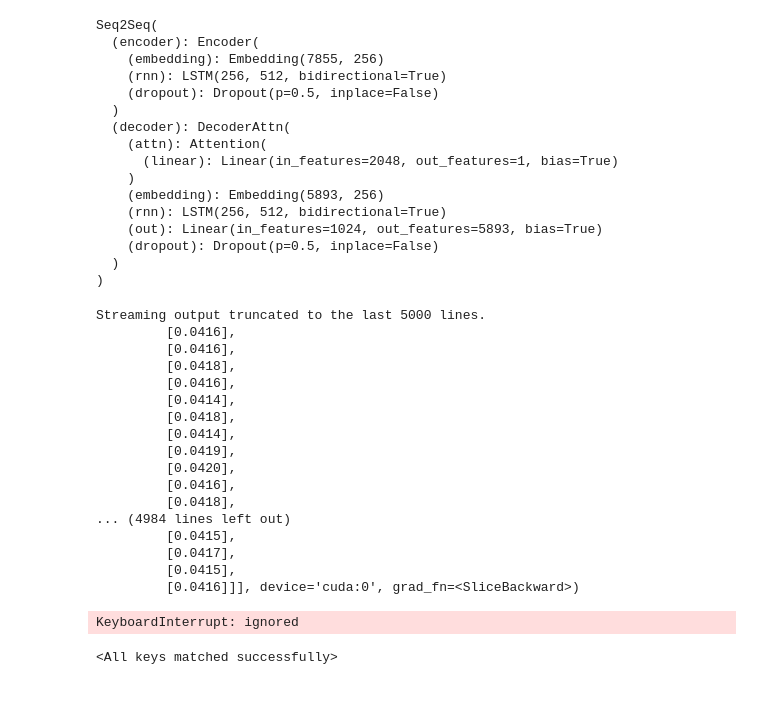
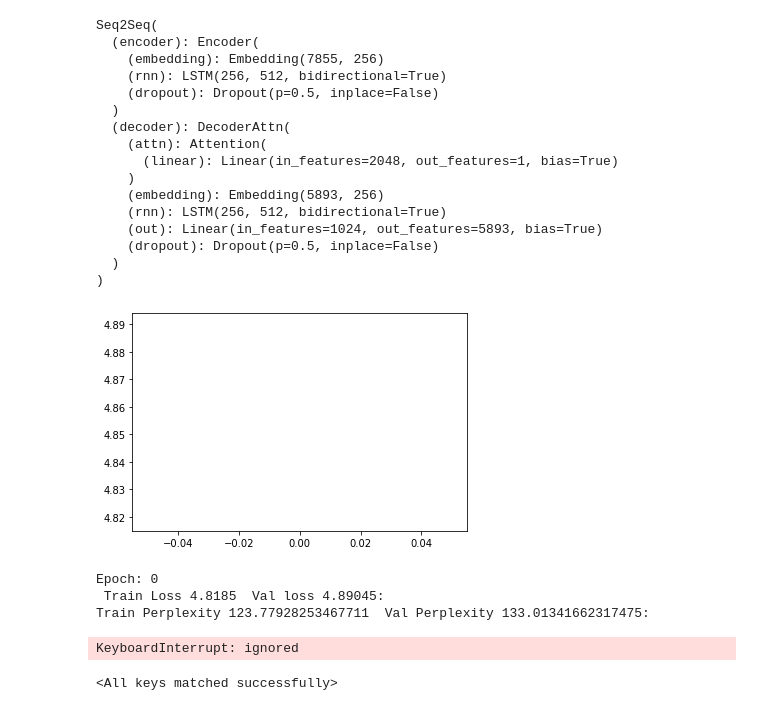
Before and after one commit to alexvishnevskiy/Seq2Seq, a Jupyter notebook: [homework]seq2seq_and_attn.ipynb, the cells around one changed output. Cells and saved outputs as stored; diff of their text form; code cells hidden in the pictures.

```diff
--- a/[homework]seq2seq_and_attn.ipynb
+++ b/[homework]seq2seq_and_attn.ipynb
@@ -484,53 +450,40 @@ CLIP = 1
 # TODO
 optimizer = optim.Adam(model.parameters(), weight_decay = 1e-4)
 criterion = nn.CrossEntropyLoss(ignore_index = PAD_IDX)
-scheduler = optim.lr_scheduler.StepLR(optimizer, 5, gamma=0.5)
+scheduler = optim.lr_scheduler.StepLR(optimizer, 3, gamma=0.5)
 
 best_valid_loss = float('inf')
 history_val = []
 history_train = []
 
 for epoch in range(max_epochs):
 
 
     train_loss = round(train(model, train_iterator, optimizer, criterion, CLIP), 5)
     valid_loss = round(evaluate(model, valid_iterator, criterion),5)
     history_val.append(valid_loss)
     history_train.append(train_loss)
 
     if valid_loss < best_valid_loss:
         best_valid_loss = valid_loss
         torch.save(model.state_dict(), 'model.pt')
 
     scheduler.step()
 
     clear_output(True)
     plt.plot(history_train, label = 'train_loss')
     plt.plot(history_val, label = 'valid_loss')
     """plt.savefig('image.jpg')
     !telegram-send --image image.jpg """
     plt.show()
 
     print('Epoch: {} \n Train Loss {}  Val loss {}:'.format(epoch, train_loss, valid_loss))
     print('Train Perplexity {}  Val Perplexity {}:'.format(np.exp(train_loss), np.exp(valid_loss)))
 #!telegram-send 'done'
 # %% [output]
+[figure, added]
-Streaming output truncated to the last 5000 lines.
-         [0.0416],
-         [0.0416],
-         [0.0418],
-         [0.0416],
-         [0.0414],
-         [0.0418],
-         [0.0414],
-         [0.0419],
-         [0.0420],
-         [0.0416],
-         [0.0418],
-... (4984 lines left out)
-         [0.0415],
-         [0.0417],
-         [0.0415],
-         [0.0416]]], device='cuda:0', grad_fn=<SliceBackward>)
+Epoch: 0
+ Train Loss 4.8185  Val loss 4.89045:
+Train Perplexity 123.77928253467711  Val Perplexity 133.01341662317475:
 KeyboardInterrupt: ignored
 # %%
```
Also changed, not shown: parts of 15 cells of this notebook.
